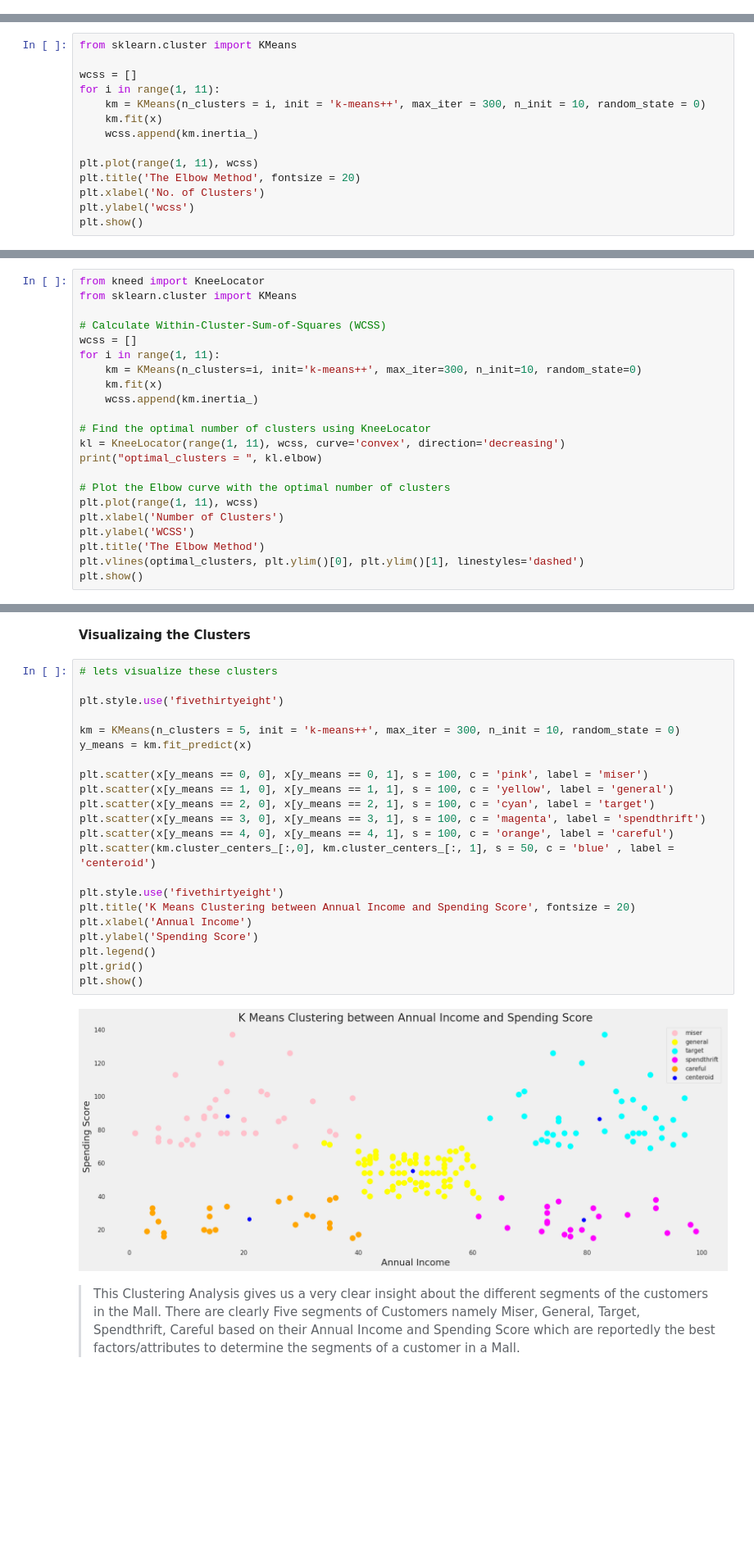
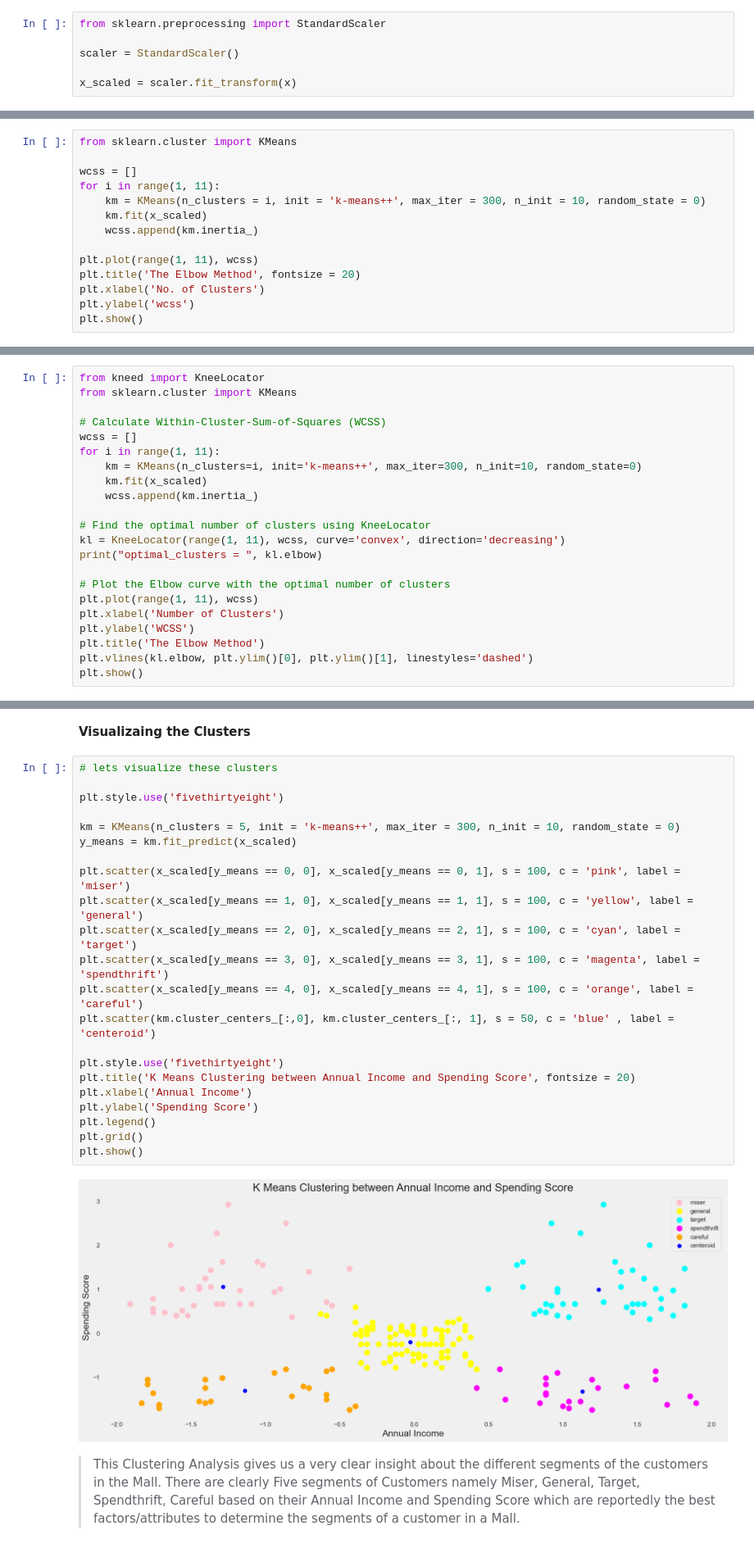
Before and after one commit to ChintaKrishnaMourya/Mall-Customers-Segmentation, a Jupyter notebook: Mall_customers_clustering_analysis.ipynb, the cells around one changed output, grey strips where cells are left out. Shown at 82% size. Saved outputs shown, nothing was run; the diff lists cells and outputs as text; blank space fills up the shorter version.

```diff
--- a/Mall_customers_clustering_analysis.ipynb
+++ b/Mall_customers_clustering_analysis.ipynb
@@ -333,6 +337,12 @@ x_data.head()
 | 2 | 6 | 16 |
 | 3 | 77 | 16 |
 | 4 | 40 | 17 |
+# %%
+from sklearn.preprocessing import StandardScaler
+
+scaler = StandardScaler()
+
+x_scaled = scaler.fit_transform(x)
 # %% [markdown]
 ## Kmeans Algorithm
 # %% [markdown]
@@ -343,7 +353,7 @@ from sklearn.cluster import KMeans
 wcss = []
 for i in range(1, 11):
     km = KMeans(n_clusters = i, init = 'k-means++', max_iter = 300, n_init = 10, random_state = 0)
-    km.fit(x)
+    km.fit(x_scaled)
     wcss.append(km.inertia_)
 
 plt.plot(range(1, 11), wcss)
@@ -361,7 +371,7 @@ from sklearn.cluster import KMeans
 wcss = []
 for i in range(1, 11):
     km = KMeans(n_clusters=i, init='k-means++', max_iter=300, n_init=10, random_state=0)
-    km.fit(x)
+    km.fit(x_scaled)
     wcss.append(km.inertia_)
 
 # Find the optimal number of clusters using KneeLocator
@@ -373,7 +383,7 @@ plt.plot(range(1, 11), wcss)
 plt.xlabel('Number of Clusters')
 plt.ylabel('WCSS')
 plt.title('The Elbow Method')
-plt.vlines(optimal_clusters, plt.ylim()[0], plt.ylim()[1], linestyles='dashed')
+plt.vlines(kl.elbow, plt.ylim()[0], plt.ylim()[1], linestyles='dashed')
 plt.show()
 # %% [output]
 optimal_clusters =  5
@@ -383,26 +393,26 @@ optimal_clusters =  5
 # %%
 # lets visualize these clusters
 
 plt.style.use('fivethirtyeight')
 
 km = KMeans(n_clusters = 5, init = 'k-means++', max_iter = 300, n_init = 10, random_state = 0)
-y_means = km.fit_predict(x)
+y_means = km.fit_predict(x_scaled)
 
-plt.scatter(x[y_means == 0, 0], x[y_means == 0, 1], s = 100, c = 'pink', label = 'miser')
-plt.scatter(x[y_means == 1, 0], x[y_means == 1, 1], s = 100, c = 'yellow', label = 'general')
-plt.scatter(x[y_means == 2, 0], x[y_means == 2, 1], s = 100, c = 'cyan', label = 'target')
-plt.scatter(x[y_means == 3, 0], x[y_means == 3, 1], s = 100, c = 'magenta', label = 'spendthrift')
-plt.scatter(x[y_means == 4, 0], x[y_means == 4, 1], s = 100, c = 'orange', label = 'careful')
+plt.scatter(x_scaled[y_means == 0, 0], x_scaled[y_means == 0, 1], s = 100, c = 'pink', label = 'miser')
+plt.scatter(x_scaled[y_means == 1, 0], x_scaled[y_means == 1, 1], s = 100, c = 'yellow', label = 'general')
+plt.scatter(x_scaled[y_means == 2, 0], x_scaled[y_means == 2, 1], s = 100, c = 'cyan', label = 'target')
+plt.scatter(x_scaled[y_means == 3, 0], x_scaled[y_means == 3, 1], s = 100, c = 'magenta', label = 'spendthrift')
+plt.scatter(x_scaled[y_means == 4, 0], x_scaled[y_means == 4, 1], s = 100, c = 'orange', label = 'careful')
 plt.scatter(km.cluster_centers_[:,0], km.cluster_centers_[:, 1], s = 50, c = 'blue' , label = 'centeroid')
 
 plt.style.use('fivethirtyeight')
 plt.title('K Means Clustering between Annual Income and Spending Score', fontsize = 20)
 plt.xlabel('Annual Income')
 plt.ylabel('Spending Score')
 plt.legend()
 plt.grid()
 plt.show()
 # %% [output]
-[figure, old version]
+[figure, new version]
 # %% [markdown]
 > This Clustering Analysis gives us a very clear insight about the different segments of the customers in the Mall. There are clearly Five segments of Customers namely Miser, General, Target, Spendthrift,  Careful based on their Annual Income and Spending Score which are reportedly the best factors/attributes to determine the segments of a customer in a Mall.
```
Also changed, not shown: parts of 42 cells of this notebook.
